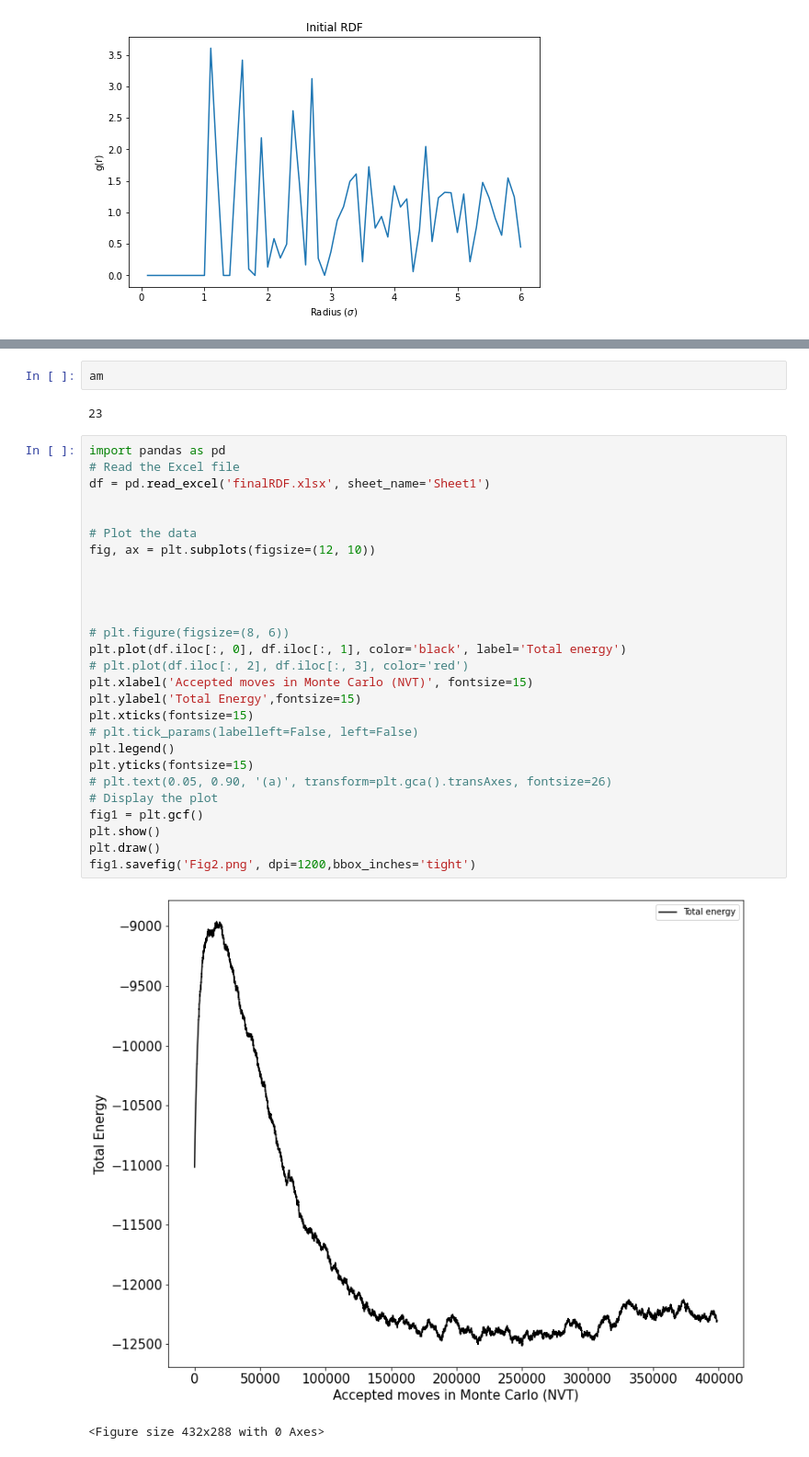
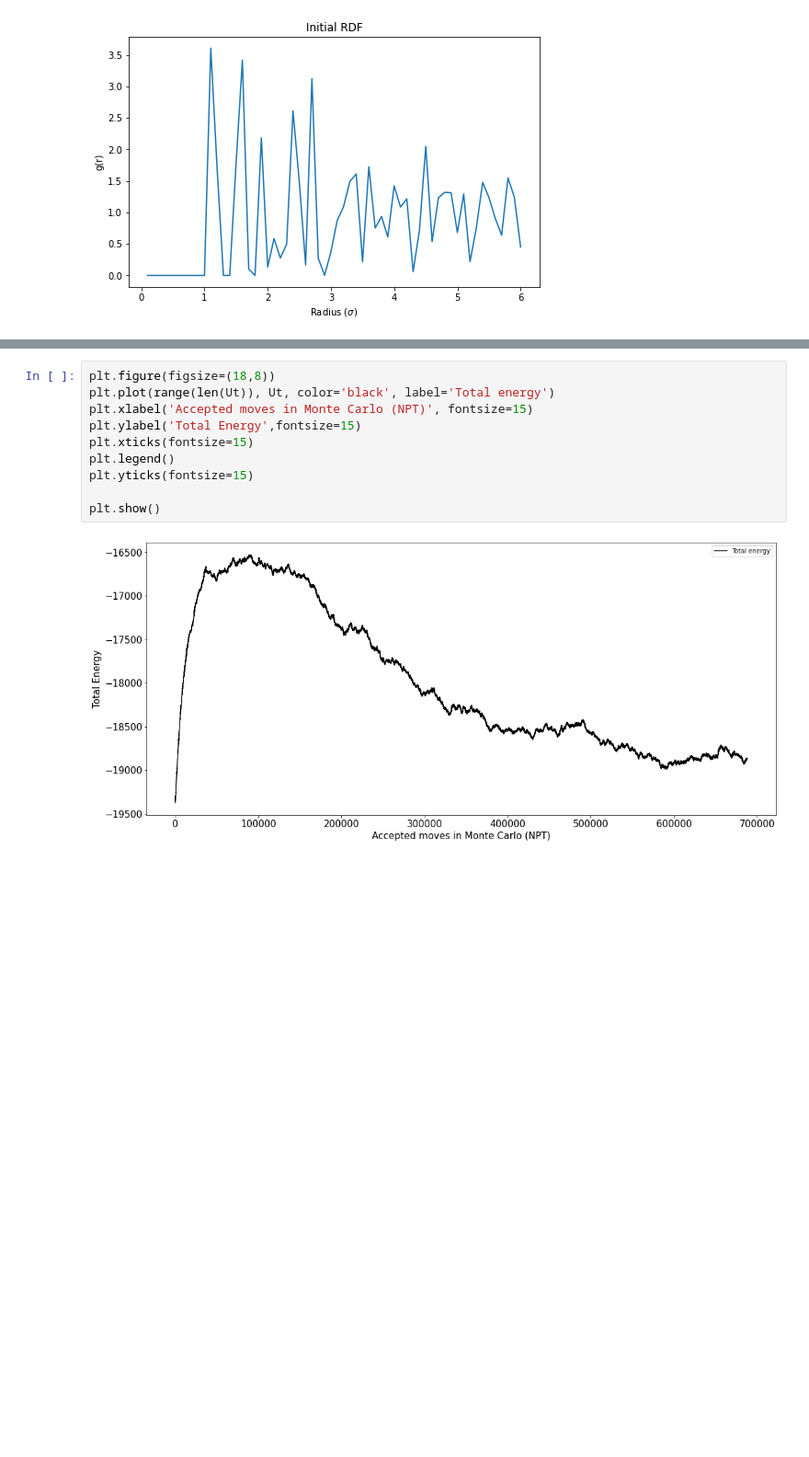
Before and after one commit to moeinhajian/Monte-Carlo-NPT, a Jupyter notebook: MC-NPT.ipynb, the cells around one changed output, grey strips where cells are left out. Shown: that part at 92% size. Drawn from its saved outputs; the diff is of its cells as text; blank space fills up the shorter version.

```diff
--- a/MC-NPT.ipynb
+++ b/MC-NPT.ipynb
@@ -219,34 +217,12 @@ while (step < nts):
-# %%
-am
-# %% [output]
-23
 # %%
-import pandas as pd
-# Read the Excel file
-df = pd.read_excel('finalRDF.xlsx', sheet_name='Sheet1')
-
-
-# Plot the data
-fig, ax = plt.subplots(figsize=(12, 10))
-
-
-
-
-# plt.figure(figsize=(8, 6))
-plt.plot(df.iloc[:, 0], df.iloc[:, 1], color='black', label='Total energy')
-# plt.plot(df.iloc[:, 2], df.iloc[:, 3], color='red')
-plt.xlabel('Accepted moves in Monte Carlo (NVT)', fontsize=15)
+plt.figure(figsize=(18,8))
+plt.plot(range(len(Ut)), Ut, color='black', label='Total energy')
+plt.xlabel('Accepted moves in Monte Carlo (NPT)', fontsize=15)
 plt.ylabel('Total Energy',fontsize=15)
 plt.xticks(fontsize=15)
-# plt.tick_params(labelleft=False, left=False)
 plt.legend()
 plt.yticks(fontsize=15)
-# plt.text(0.05, 0.90, '(a)', transform=plt.gca().transAxes, fontsize=26)
-# Display the plot
-fig1 = plt.gcf()
+
 plt.show()
-plt.draw()
-fig1.savefig('Fig2.png', dpi=1200,bbox_inches='tight')
 # %% [output]
-[figure, old version]
+[figure, new version]
-<Figure size 432x288 with 0 Axes>
```
Also changed, not shown: parts of 4 cells of this notebook.
